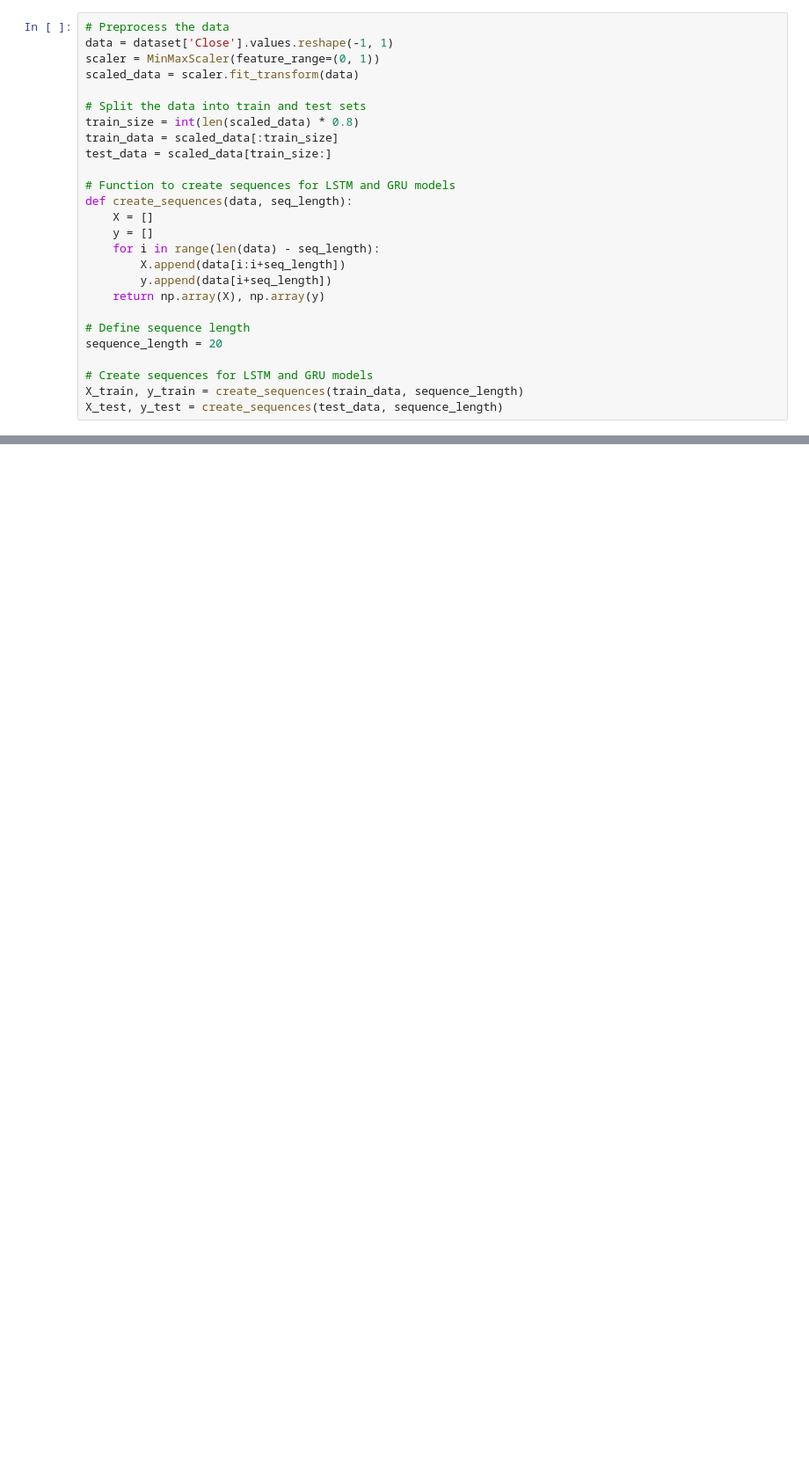
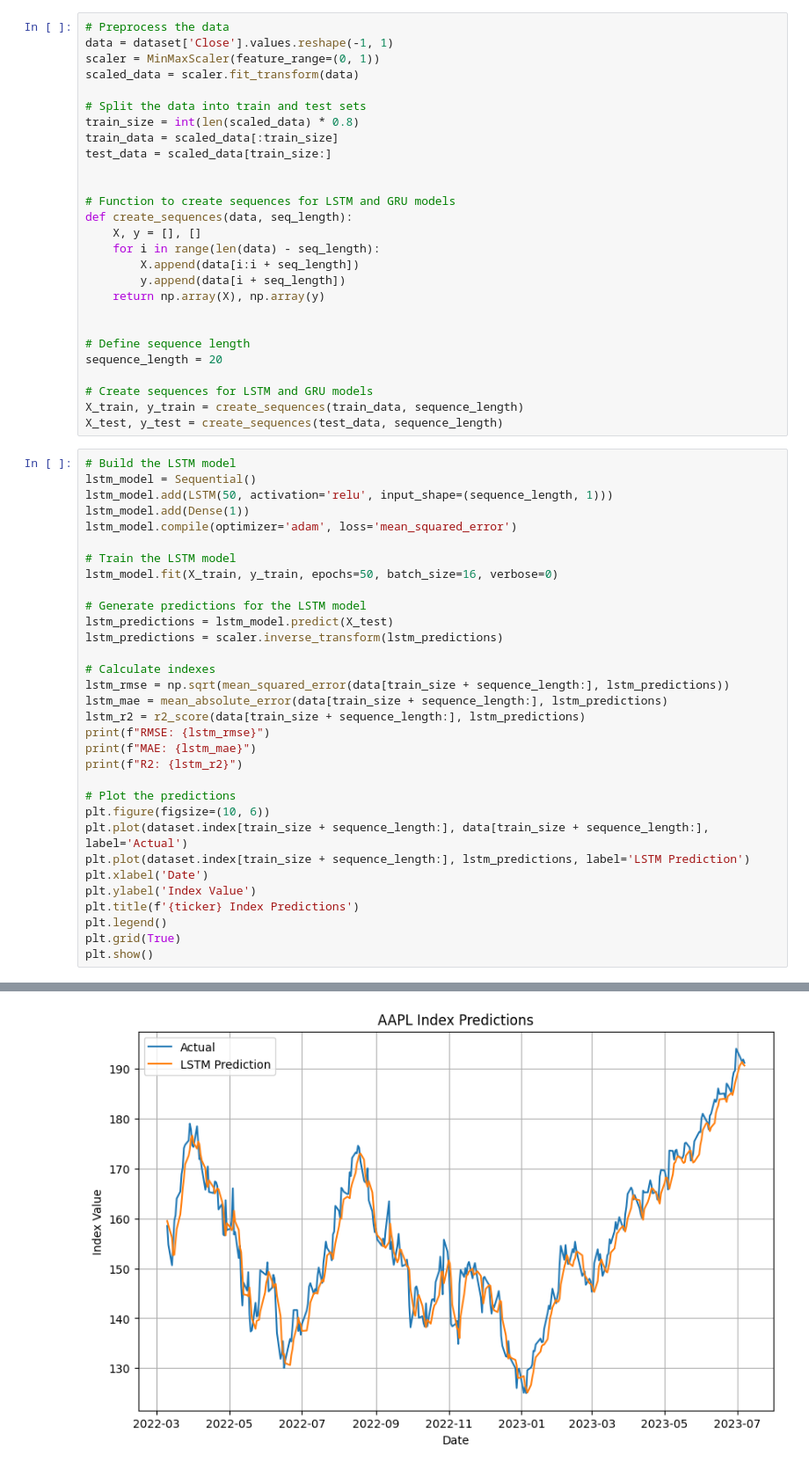
Before and after one commit to seigo07/RNN_Stock_Price_Prediction, a Jupyter notebook: src/performance.ipynb, the cells around one changed output, grey strips where cells are left out. Shown: that part at 88% size. Drawn from its saved outputs; the diff is of its cells as text; blank space fills up the shorter version.

```diff
--- a/src/performance.ipynb
+++ b/src/performance.ipynb
@@ -48,14 +49,15 @@ train_size = int(len(scaled_data) * 0.8)
 train_data = scaled_data[:train_size]
 test_data = scaled_data[train_size:]
 
+
 # Function to create sequences for LSTM and GRU models
 def create_sequences(data, seq_length):
-    X = []
-    y = []
+    X, y = [], []
     for i in range(len(data) - seq_length):
-        X.append(data[i:i+seq_length])
-        y.append(data[i+seq_length])
+        X.append(data[i:i + seq_length])
+        y.append(data[i + seq_length])
     return np.array(X), np.array(y)
+
 
 # Define sequence length
 sequence_length = 20
@@ -63,3 +65,36 @@ sequence_length = 20
 # Create sequences for LSTM and GRU models
 X_train, y_train = create_sequences(train_data, sequence_length)
 X_test, y_test = create_sequences(test_data, sequence_length)
+# %%
+# Build the LSTM model
+lstm_model = Sequential()
+lstm_model.add(LSTM(50, activation='relu', input_shape=(sequence_length, 1)))
+lstm_model.add(Dense(1))
+lstm_model.compile(optimizer='adam', loss='mean_squared_error')
+
+# Train the LSTM model
+lstm_model.fit(X_train, y_train, epochs=50, batch_size=16, verbose=0)
+
+# Generate predictions for the LSTM model
+lstm_predictions = lstm_model.predict(X_test)
+lstm_predictions = scaler.inverse_transform(lstm_predictions)
+
+# Calculate indexes
+lstm_rmse = np.sqrt(mean_squared_error(data[train_size + sequence_length:], lstm_predictions))
+lstm_mae = mean_absolute_error(data[train_size + sequence_length:], lstm_predictions)
+lstm_r2 = r2_score(data[train_size + sequence_length:], lstm_predictions)
+print(f"RMSE: {lstm_rmse}")
+print(f"MAE: {lstm_mae}")
+print(f"R2: {lstm_r2}")
+
+# Plot the predictions
+plt.figure(figsize=(10, 6))
+plt.plot(dataset.index[train_size + sequence_length:], data[train_size + sequence_length:], label='Actual')
+plt.plot(dataset.index[train_size + sequence_length:], lstm_predictions, label='LSTM Prediction')
+plt.xlabel('Date')
+plt.ylabel('Index Value')
+plt.title(f'{ticker} Index Predictions')
+plt.legend()
+plt.grid(True)
+plt.show()
+# %% [output]
@@ -65,0 +105 @@ X_test, y_test = create_sequences(test_data, sequence_length)
+[figure, added]
```
Also changed, not shown: parts of 6 cells of this notebook.
